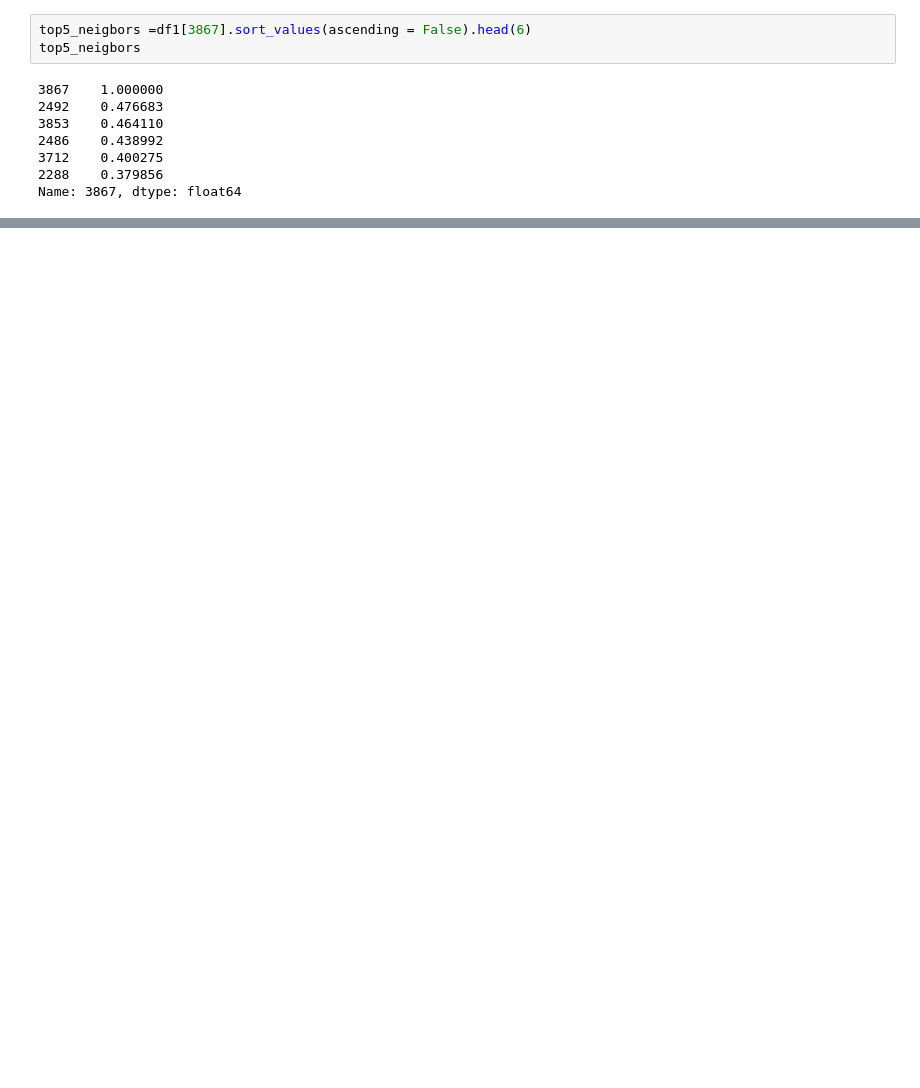
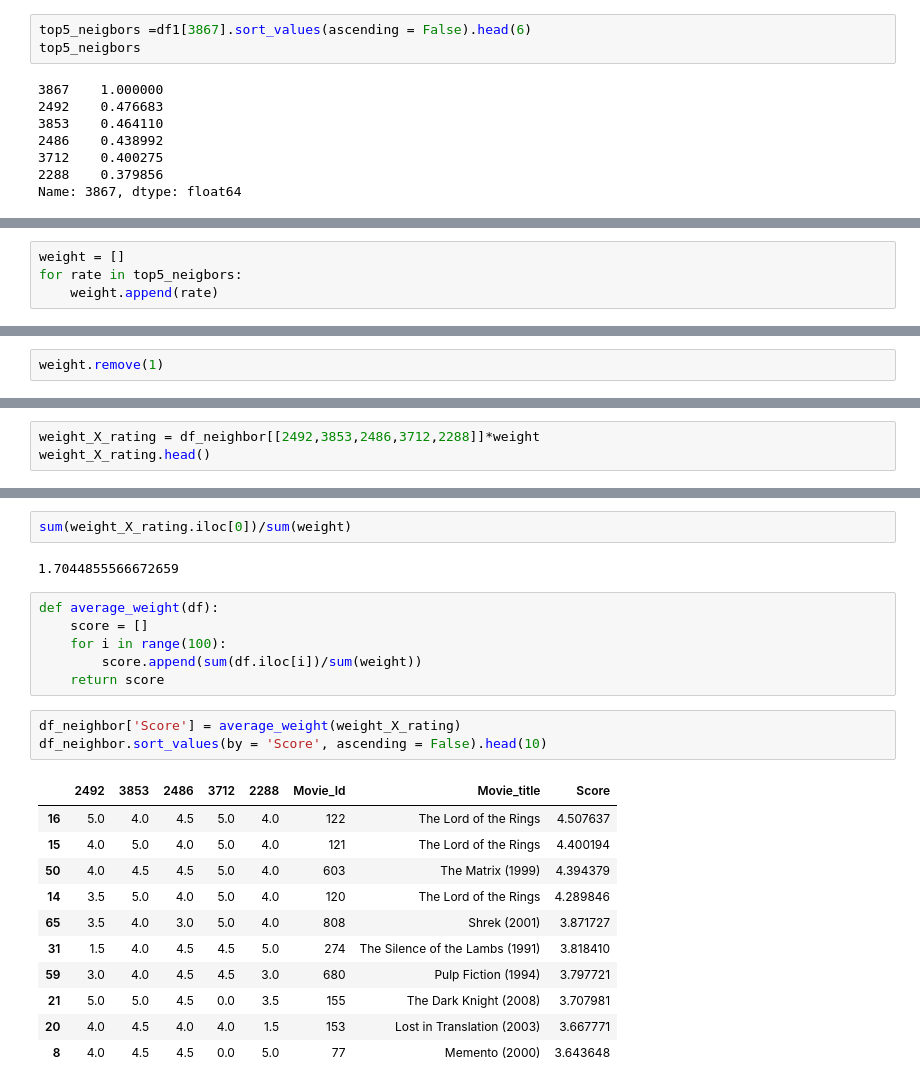
Before and after one commit to ali-d-nasseri/Recommender-System, a Jupyter notebook: Coursera Notes/Coursera project.ipynb, the cells around one changed output, grey strips where cells are left out. Saved outputs shown, nothing was run; the diff lists cells and outputs as text; blank space fills up the shorter version.

```diff
--- a/Coursera Notes/Coursera project.ipynb
+++ b/Coursera Notes/Coursera project.ipynb
@@ -58,0 +99,4 @@ y
+# %%
+weight = []
+for rate in top5_neigbors:
+    weight.append(rate)
@@ -58,0 +112,2 @@ y
+# %%
+weight.remove(1)
@@ -58,0 +118,3 @@ y
+# %%
+weight_X_rating = df_neighbor[[2492,3853,2486,3712,2288]]*weight
+weight_X_rating.head()
@@ -58,0 +128,25 @@ y
+# %%
+sum(weight_X_rating.iloc[0])/sum(weight)
+# %% [output]
+1.7044855566672659
+# %%
+def average_weight(df):
+    score = []
+    for i in range(100):
+        score.append(sum(df.iloc[i])/sum(weight))
+    return score
+# %%
+df_neighbor['Score'] = average_weight(weight_X_rating)
+df_neighbor.sort_values(by = 'Score', ascending = False).head(10)
+# %% [output]
+|  | 2492 | 3853 | 2486 | 3712 | 2288 | Movie_Id | Movie_title | Score |
+| 16 | 5.0 | 4.0 | 4.5 | 5.0 | 4.0 | 122 | The Lord of the Rings | 4.507637 |
+| 15 | 4.0 | 5.0 | 4.0 | 5.0 | 4.0 | 121 | The Lord of the Rings | 4.400194 |
+| 50 | 4.0 | 4.5 | 4.5 | 5.0 | 4.0 | 603 | The Matrix (1999) | 4.394379 |
+| 14 | 3.5 | 5.0 | 4.0 | 5.0 | 4.0 | 120 | The Lord of the Rings | 4.289846 |
+| 65 | 3.5 | 4.0 | 3.0 | 5.0 | 4.0 | 808 | Shrek (2001) | 3.871727 |
+| 31 | 1.5 | 4.0 | 4.5 | 4.5 | 5.0 | 274 | The Silence of the Lambs (1991) | 3.818410 |
+| 59 | 3.0 | 4.0 | 4.5 | 4.5 | 3.0 | 680 | Pulp Fiction (1994) | 3.797721 |
+| 21 | 5.0 | 5.0 | 4.5 | 0.0 | 3.5 | 155 | The Dark Knight (2008) | 3.707981 |
+| 20 | 4.0 | 4.5 | 4.0 | 4.0 | 1.5 | 153 | Lost in Translation (2003) | 3.667771 |
+| 8 | 4.0 | 4.5 | 4.5 | 0.0 | 5.0 | 77 | Memento (2000) | 3.643648 |
```
Also changed, not shown: parts of 17 cells of this notebook.
